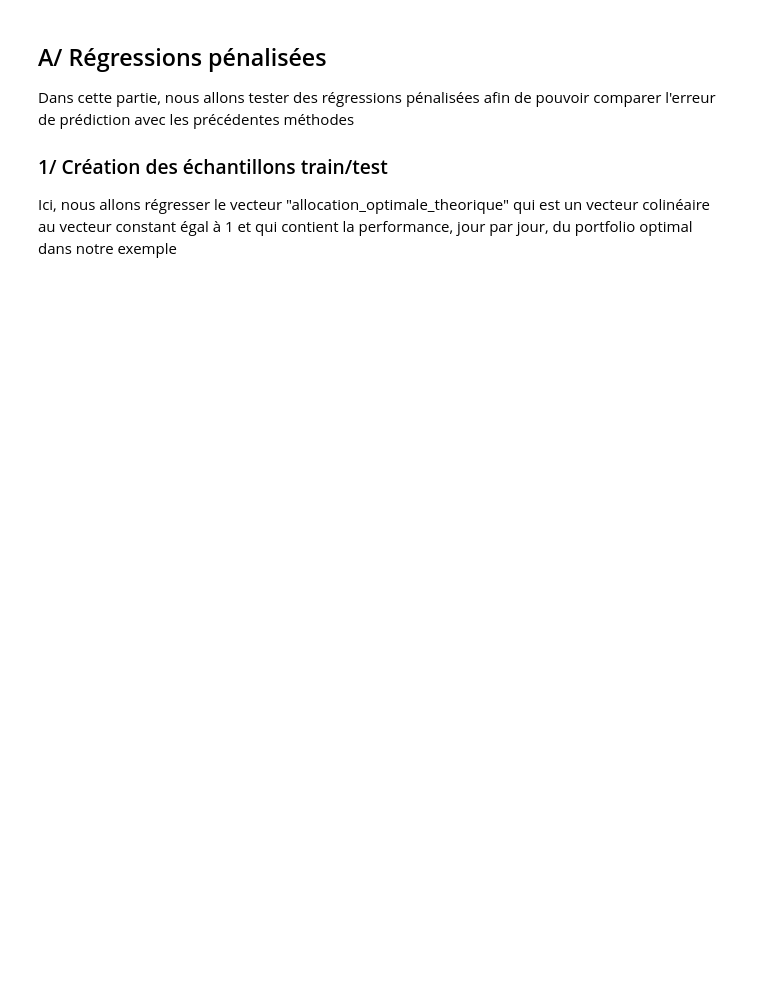
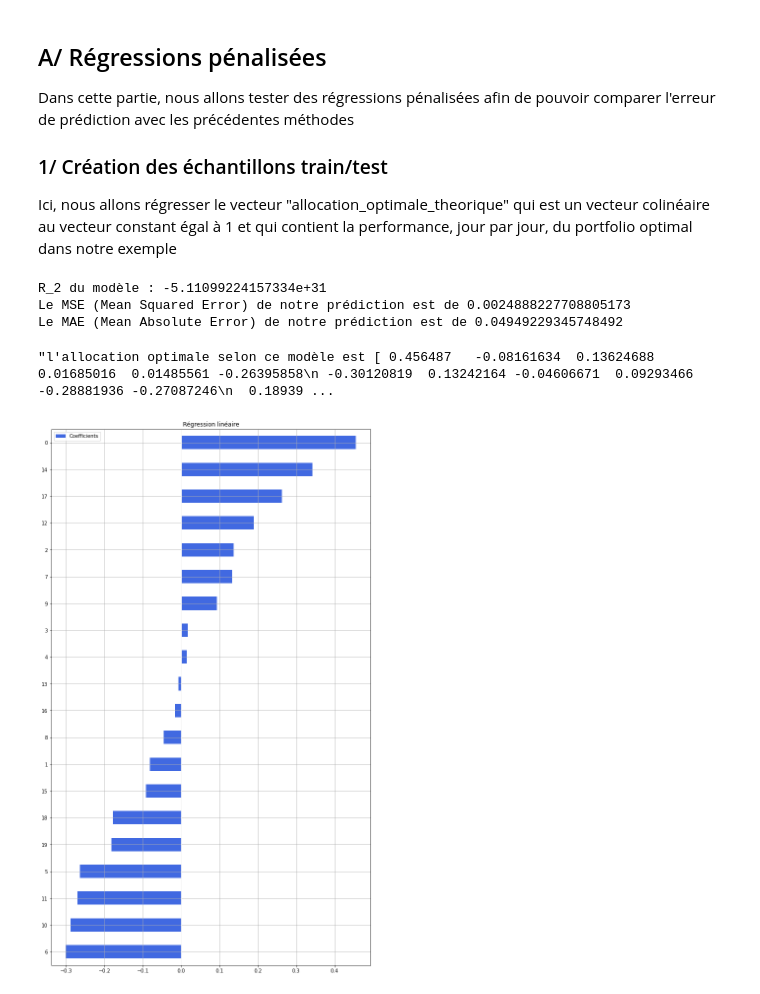
Before and after one commit to PyTomSss/StatApp_M1_ENSAE, a Jupyter notebook: Brouillon_Tom/Notebook_brouillon_Tom.ipynb, the cells around one changed output. Saved outputs shown, nothing was run; the diff lists cells and outputs as text; code cells hidden in the pictures; blank space fills up the shorter version.

Commit message:
Update regressions pénalisées

```diff
--- a/Brouillon_Tom/Notebook_brouillon_Tom.ipynb
+++ b/Brouillon_Tom/Notebook_brouillon_Tom.ipynb
@@ -135 +160,9 @@ Y_test = allocation_optimale_théorique #Car les lois des actifs n'ont pas été
+# %%
+test_model_NB(X_train, X_test, Y_train, Y_test, X_train, LinearRegression(fit_intercept = False))
+# %% [output]
+R_2 du modèle : -5.11099224157334e+31
+Le MSE (Mean Squared Error) de notre prédiction est de 0.0024888227708805173
+Le MAE (Mean Absolute Error) de notre prédiction est de 0.04949229345748492
+"l'allocation optimale selon ce modèle est [ 0.456487   -0.08161634  0.13624688  0.01685016  0.01485561 -0.26395858\n -0.30120819  0.13242164 -0.04606671  0.09293466 -0.28881936 -0.27087246\n  0.18939 ...
+[figure, added]
 # %%
```
Also changed, not shown: parts of 18 cells of this notebook, 1 other file.
